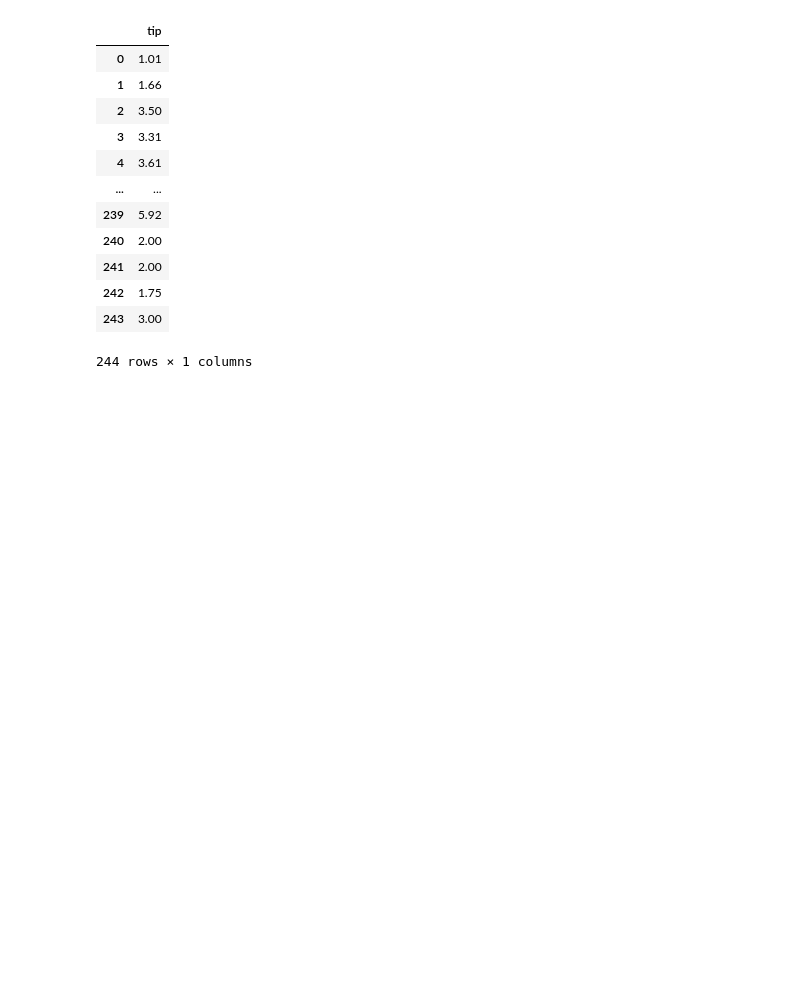
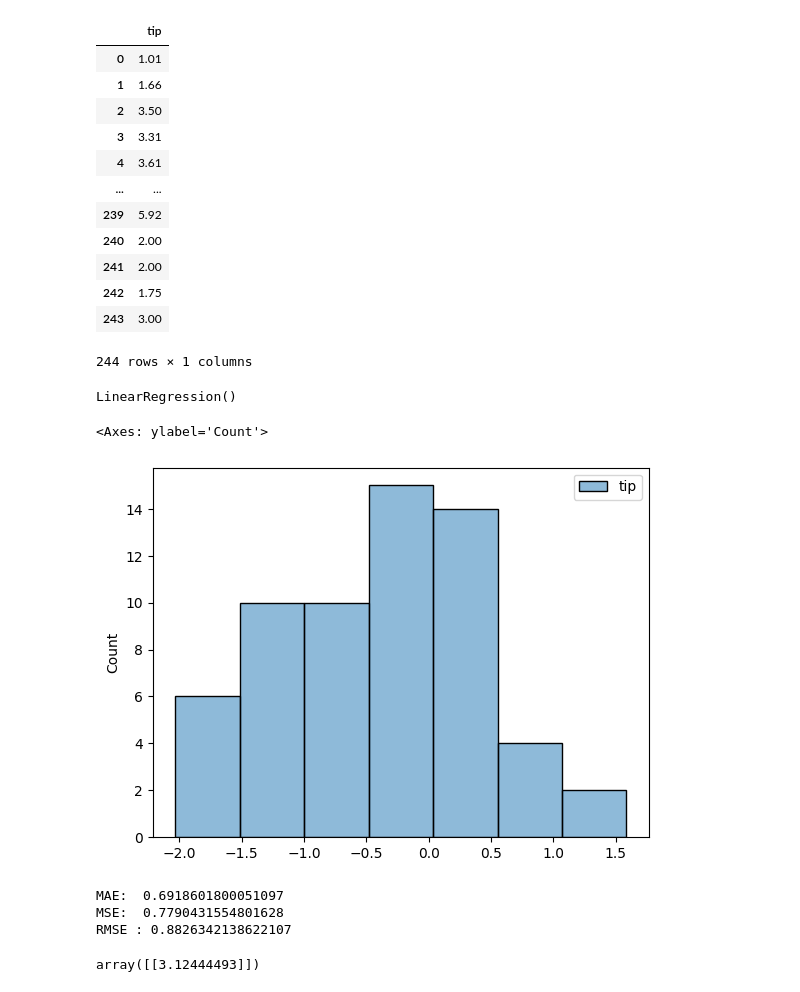
Before and after one commit to mohammadreza1408/machine_learning_with_python, a Jupyter notebook: tip_Linea_Regresion.ipynb, the cells around one changed output. Saved outputs shown, nothing was run; the diff lists cells and outputs as text; code cells hidden in the pictures; blank space fills up the shorter version.

```diff
--- a/tip_Linea_Regresion.ipynb
+++ b/tip_Linea_Regresion.ipynb
@@ -158,3 +158,30 @@ Y
 | 242 | 1.75 |
 | 243 | 3.00 |
 244 rows × 1 columns
+# %%
+X_train,x_test,Y_train,y_test = train_test_split(X,Y,test_size=0.25,random_state=26)
+# %%
+regresor=LinearRegression()
+regresor.fit(X_train,Y_train)
+# %% [output]
+LinearRegression()
+# %%
+y_pred = regresor.predict(x_test)
+# %%
+sns.histplot(y_test - y_pred)
+# %% [output]
+<Axes: ylabel='Count'>
+[figure, added]
+# %%
+print('MAE: ', metrics.mean_absolute_error(y_test,y_pred))
+print('MSE: ',metrics.mean_squared_error(y_test,y_pred))
+print('RMSE :',np.sqrt(metrics.mean_squared_error(y_test,y_pred)))
+# %% [output]
+MAE:  0.6918601800051097
+MSE:  0.7790431554801628
+RMSE : 0.8826342138622107
+# %%
+new_customer = np.array([0,1,3,1,0,0,0]).reshape(1,-1)
+regresor.predict(new_customer)
+# %% [output]
+array([[3.12444493]])
```
